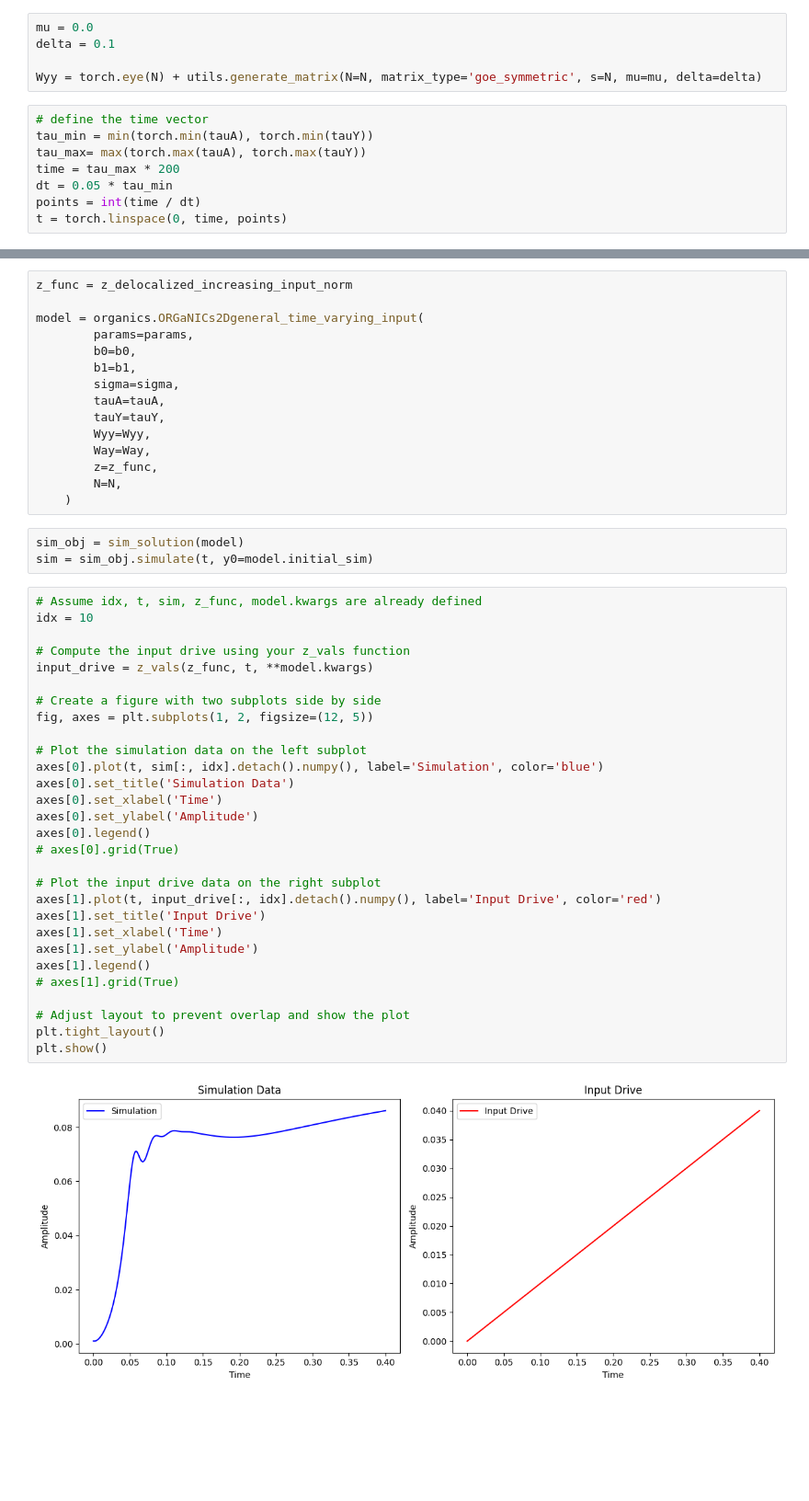
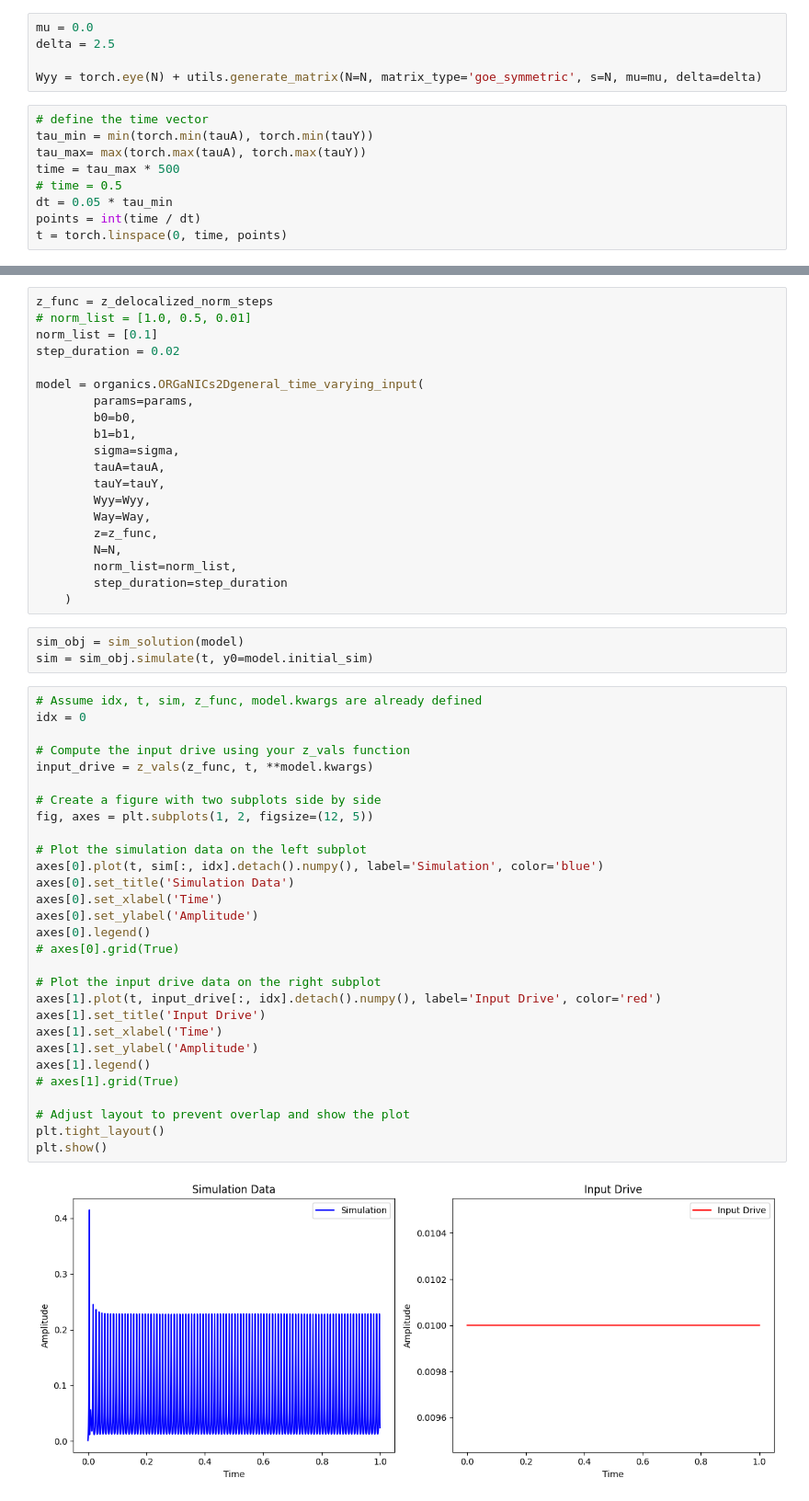
Before and after one commit to shivangrawat/perturbed_organics, a Jupyter notebook: examples/time_varying.ipynb, the cells around one changed output, grey strips where cells are left out. Shown at 92% size. Saved outputs shown, nothing was run; the diff lists cells and outputs as text; blank space fills up the shorter version.

```diff
--- a/examples/time_varying.ipynb
+++ b/examples/time_varying.ipynb
@@ -34,14 +34,15 @@ tauY = 0.002 + 0 * torch.abs(torch.randn(N) * 0.001)
 Way = torch.ones(N, N)
 # %%
 mu = 0.0
-delta = 0.1
+delta = 2.5
 
 Wyy = torch.eye(N) + utils.generate_matrix(N=N, matrix_type='goe_symmetric', s=N, mu=mu, delta=delta)
 # %%
 # define the time vector
 tau_min = min(torch.min(tauA), torch.min(tauY))
 tau_max= max(torch.max(tauA), torch.max(tauY))
-time = tau_max * 200
+time = tau_max * 500
+# time = 0.5
 dt = 0.05 * tau_min
 points = int(time / dt)
 t = torch.linspace(0, time, points)
@@ -195,7 +196,10 @@ def z_vals(z_func, t_values, **kwargs):
     results = [z_func(t, **kwargs) for t in t_values]
     return torch.stack(results)
 # %%
-z_func = z_delocalized_increasing_input_norm
+z_func = z_delocalized_norm_steps
+# norm_list = [1.0, 0.5, 0.01]
+norm_list = [0.1]
+step_duration = 0.02
 
 model = organics.ORGaNICs2Dgeneral_time_varying_input(
         params=params,
@@ -208,41 +212,43 @@ model = organics.ORGaNICs2Dgeneral_time_varying_input(
         Way=Way,
         z=z_func,
         N=N,
+        norm_list=norm_list,
+        step_duration=step_duration
     )
 # %%
 sim_obj = sim_solution(model)
 sim = sim_obj.simulate(t, y0=model.initial_sim)
 # %%
 # Assume idx, t, sim, z_func, model.kwargs are already defined
-idx = 10
+idx = 0
 
 # Compute the input drive using your z_vals function
 input_drive = z_vals(z_func, t, **model.kwargs)
 
 # Create a figure with two subplots side by side
 fig, axes = plt.subplots(1, 2, figsize=(12, 5))
 
 # Plot the simulation data on the left subplot
 axes[0].plot(t, sim[:, idx].detach().numpy(), label='Simulation', color='blue')
 axes[0].set_title('Simulation Data')
 axes[0].set_xlabel('Time')
 axes[0].set_ylabel('Amplitude')
 axes[0].legend()
 # axes[0].grid(True)
 
 # Plot the input drive data on the right subplot
 axes[1].plot(t, input_drive[:, idx].detach().numpy(), label='Input Drive', color='red')
 axes[1].set_title('Input Drive')
 axes[1].set_xlabel('Time')
 axes[1].set_ylabel('Amplitude')
 axes[1].legend()
 # axes[1].grid(True)
 
 # Adjust layout to prevent overlap and show the plot
 plt.tight_layout()
 plt.show()
 # %% [output]
-[figure, old version]
+[figure, new version]
 # %%
 # Extract the simulation data for neurons 0 and 1
 sim_neuron0 = sim[:, idx].detach().numpy()
```
Also changed, not shown: parts of 4 cells of this notebook, 1 other file.
